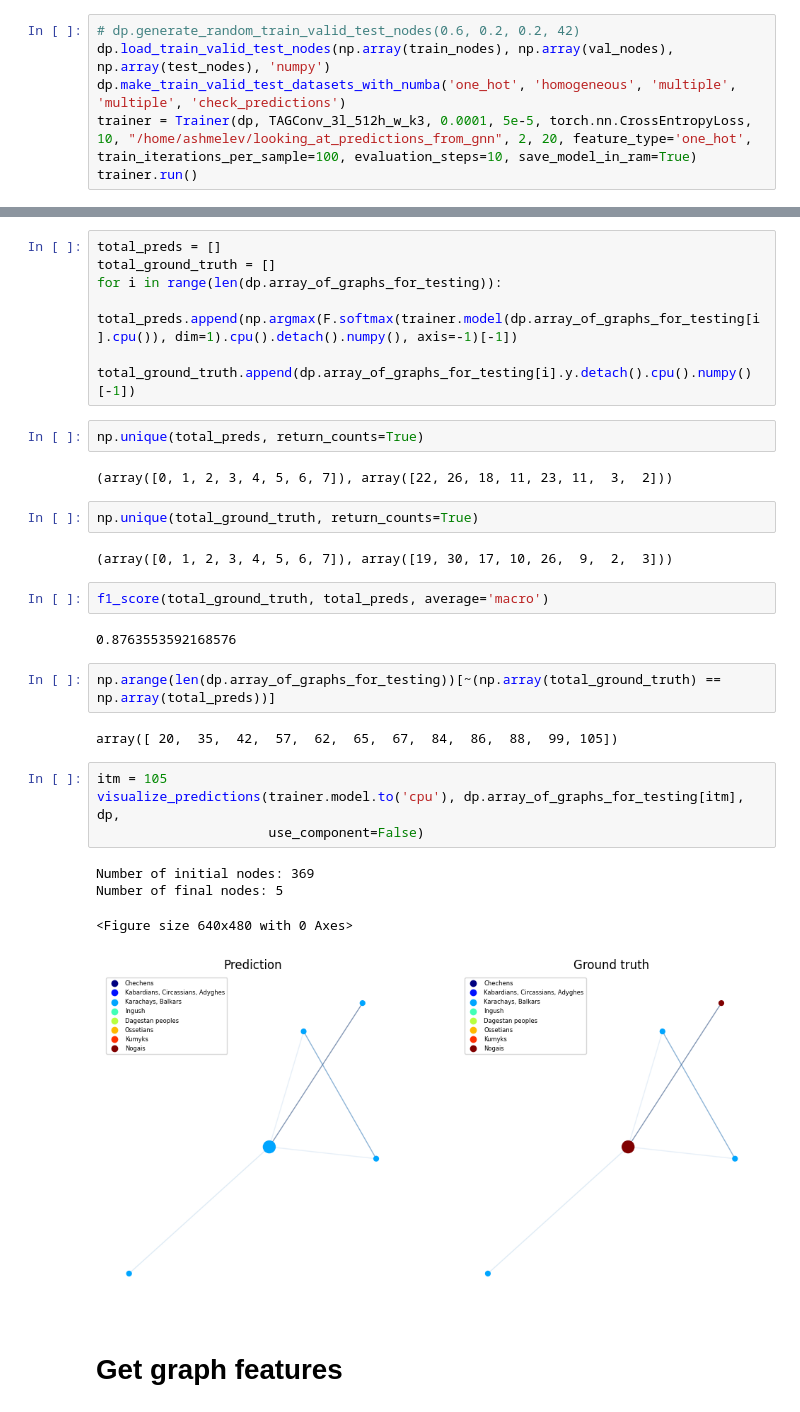
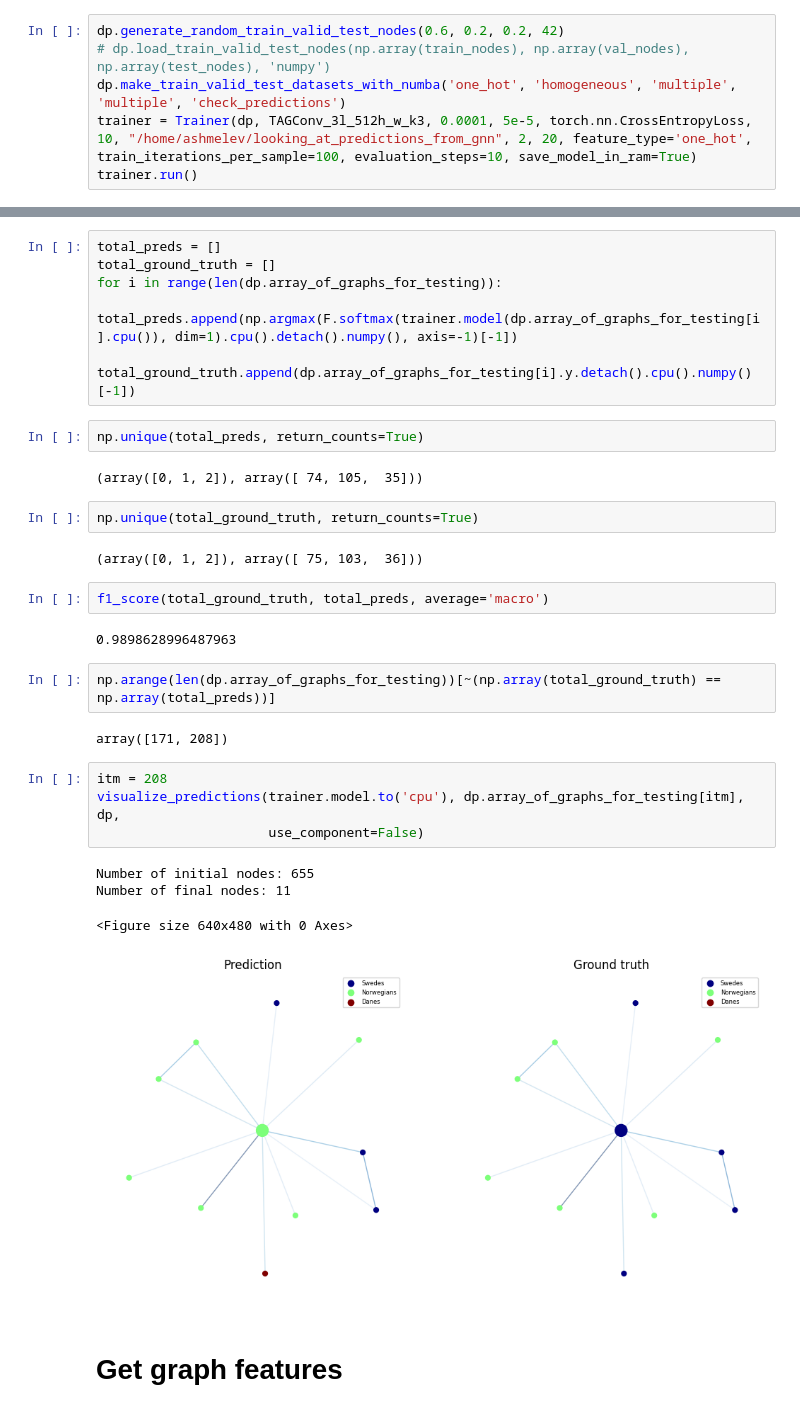
Before and after one commit to Genomics-HSE/AncestryGNN, a Jupyter notebook: notebooks/genlink_usage.ipynb, the cells around one changed output, grey strips where cells are left out. Cells and saved outputs as stored; diff of their text form.

```diff
--- a/notebooks/genlink_usage.ipynb
+++ b/notebooks/genlink_usage.ipynb
@@ -74,8 +75,8 @@ test_nodes = [588,354,318,323,618,580,490,341,611,321,14,416,387,325,404,299,10,
 train_nodes = [7,528,582,312,317,4,359,383,349,396,607,577,559,6,451,391,616,378,350,418,1,627,478,9,336,541,324,13,342,427,320,522,309,550,394,329,561,12,15,380,449,319,370,8,402,543,595,539,602,5,546,322,420,594,414,316,536,142,163,406,413,188,190,467,409,393,263,151,175,178,181,159,267,581,621,465,162,461,430,298,565,587,525,428,170,173,462,174,459,469,358,532,183,548,304,475,596,583,517,369,182,468,373,386,168,568,460,152,471,390,415,551,376,164,186,147,157,463,519,158,187,149,456,470,486,553,567,558,600,155,405,540,167,455,513,411,146,556,262,579,210,597,601,569,585,562,534,403,365,481,544,484,610,377,308,384,589,488,560,297,214,622,213,410,208,212,315,306,74,93,355,50,68,139,45,206,270,36,96,24,31,479,609,60,79,535,221,16,32,202,313,89,43,37,63,29,53,423,603,592,95,39,258,22,75,35,140,47,62,78,201,21,23,20,224,260,199,91,46,80,261,82,83,103,56,547,55,97,76,102,30,77,196,138,422,195,44,200,65,87,58,34,27,18,19,72,49,331,90,86,51,571,136,104,398,70,88,286,555,537,289,288,340,116,578,112,570,392,268,277,119,593,108,134,295,284,113,132,285,291,114,122,566,135,126,407,125,453,276,121,477,347,124,626,344,549,131,576,133,266,111,120,127,278,283,128,109,395,117,444,432,442,433,443,447,446,438,435,448,441,240,498,231,226,496,501,234,495,507,230,499,506,229,239,233,508,504,251,620,357,265,242,512,613,310,296,375,628,253,533,366,382,244,311,584,248,363,493,275,247,241,252,254,348,614,273,625,412]
 val_nodes = [301,485,362,514,521,491,630,574,0,599,426,425,2,419,343,339,450,330,3,356,337,417,154,177,185,379,303,153,150,300,374,169,557,564,552,332,184,617,172,144,515,573,421,176,353,143,209,605,526,302,367,623,333,345,492,619,338,101,203,257,204,84,100,85,408,272,194,25,216,33,41,40,307,64,61,429,198,137,529,26,327,207,54,69,191,489,280,293,554,368,586,287,487,129,483,115,294,351,360,123,352,107,510,440,434,223,494,497,232,509,505,500,328,629,381,520,400,452,250,524,604,245,255]
 # %%
-# dp.generate_random_train_valid_test_nodes(0.6, 0.2, 0.2, 42)
-dp.load_train_valid_test_nodes(np.array(train_nodes), np.array(val_nodes), np.array(test_nodes), 'numpy')
+dp.generate_random_train_valid_test_nodes(0.6, 0.2, 0.2, 42)
+# dp.load_train_valid_test_nodes(np.array(train_nodes), np.array(val_nodes), np.array(test_nodes), 'numpy')
 dp.make_train_valid_test_datasets_with_numba('one_hot', 'homogeneous', 'multiple', 'multiple', 'check_predictions')
 trainer = Trainer(dp, TAGConv_3l_512h_w_k3, 0.0001, 5e-5, torch.nn.CrossEntropyLoss, 10, "/home/ashmelev/looking_at_predictions_from_gnn", 2, 20, feature_type='one_hot', train_iterations_per_sample=100, evaluation_steps=10, save_model_in_ram=True)
 trainer.run()
@@ -212,28 +221,28 @@ for i in range(len(dp.array_of_graphs_for_testing)):
 # %%
 np.unique(total_preds, return_counts=True)
 # %% [output]
-(array([0, 1, 2, 3, 4, 5, 6, 7]), array([22, 26, 18, 11, 23, 11,  3,  2]))
+(array([0, 1, 2]), array([ 74, 105,  35]))
 # %%
 np.unique(total_ground_truth, return_counts=True)
 # %% [output]
-(array([0, 1, 2, 3, 4, 5, 6, 7]), array([19, 30, 17, 10, 26,  9,  2,  3]))
+(array([0, 1, 2]), array([ 75, 103,  36]))
 # %%
 f1_score(total_ground_truth, total_preds, average='macro')
 # %% [output]
-0.8763553592168576
+0.9898628996487963
 # %%
 np.arange(len(dp.array_of_graphs_for_testing))[~(np.array(total_ground_truth) == np.array(total_preds))]
 # %% [output]
-array([ 20,  35,  42,  57,  62,  65,  67,  84,  86,  88,  99, 105])
+array([171, 208])
 # %%
-itm = 105
+itm = 208
 visualize_predictions(trainer.model.to('cpu'), dp.array_of_graphs_for_testing[itm], dp,
                       use_component=False)
 # %% [output]
-Number of initial nodes: 369
-Number of final nodes: 5
+Number of initial nodes: 655
+Number of final nodes: 11
 <Figure size 640x480 with 0 Axes>
-[figure, old version]
+[figure, new version]
 # %% [markdown]
 # Get graph features
 # %%
```
Also changed, not shown: parts of 4 cells of this notebook.
